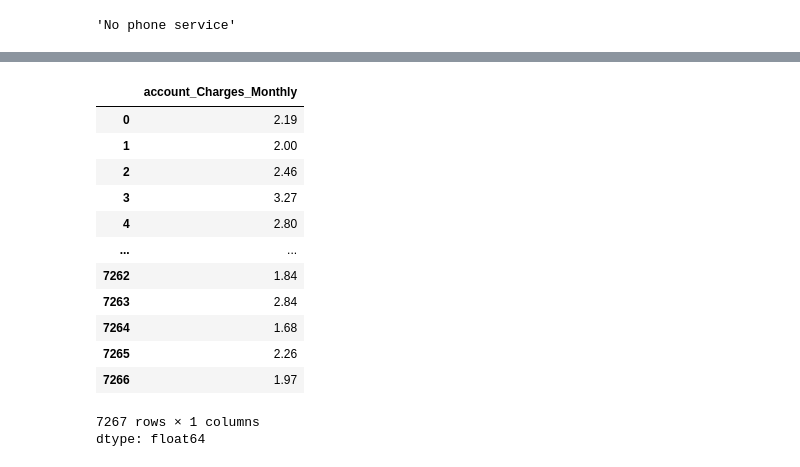
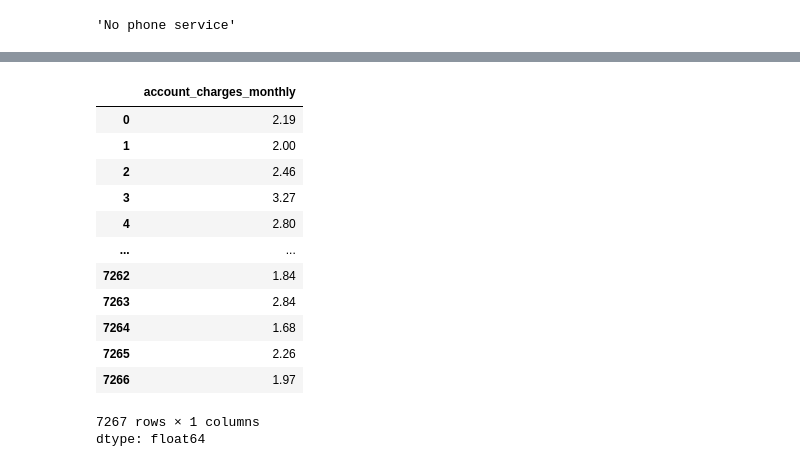
Before and after one commit to CatalinaOrtegha/2ndChallenge_TelecomX, a Jupyter notebook: 2ndChallenge_TelecomX.ipynb, the cells around one changed output, grey strips where cells are left out. Cells and saved outputs as stored; diff of their text form; code cells hidden in the pictures.

```diff
--- a/2ndChallenge_TelecomX.ipynb
+++ b/2ndChallenge_TelecomX.ipynb
@@ -208,6 +230,6 @@ df['customerID'].duplicated().any()
 # %% [output]
 np.False_
 # %%
-df['customerID']=df['customerID'].str.replace(r'\D', '', regex=True).str.strip()
-df['customerID'].head()
+df['customerid']=df['customerid'].str.replace(r'\D', '', regex=True).str.strip()
+df['customerid'].head()
 # %% [output]
@@ -247,8 +269,8 @@ df[mascara]
 0 rows × 21 columns
 # %%
-df['account_Charges_Total'] = df['account_Charges_Total'].replace(' ', np.nan)
-df['account_Charges_Total']=df['account_Charges_Total'].astype(np.float64)
+df['account_charges_total'] = df['account_charges_total'].replace(' ', np.nan)
+df['account_charges_total']=df['account_charges_total'].astype(np.float64)
 # %%
-df['Churn'] = df['Churn'].replace(' ', np.nan)
-df['Churn']=df['Churn'].astype(np.bool)
+df['churn'] = df['churn'].replace(' ', np.nan)
+df['churn']=df['churn'].astype(np.bool)
 # %%
@@ -408,10 +430,10 @@ df.head(15)
 | 14 | 0019 | True | Female | False | True | True | ... |
 15 rows × 21 columns
 # %%
-daily_accounts = (df['account_Charges_Monthly'] / 30).round(2)
+daily_accounts = (df['account_charges_monthly'] / 30).round(2)
 daily_accounts
 # %% [output]
-|  | account_Charges_Monthly |
+|  | account_charges_monthly |
 | 0 | 2.19 |
 | 1 | 2.00 |
 | 2 | 2.46 |
```
Also changed, not shown: parts of 39 cells of this notebook.
